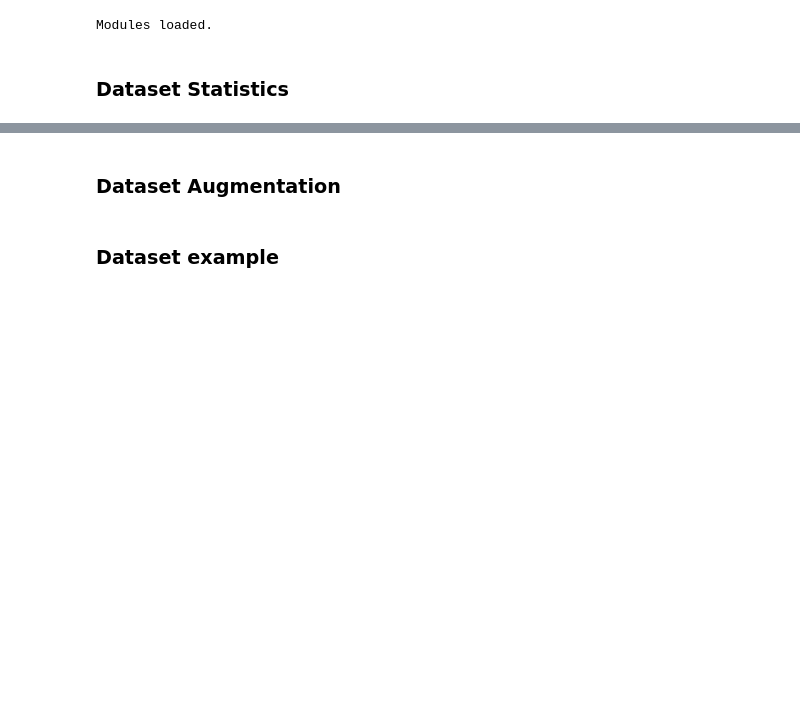
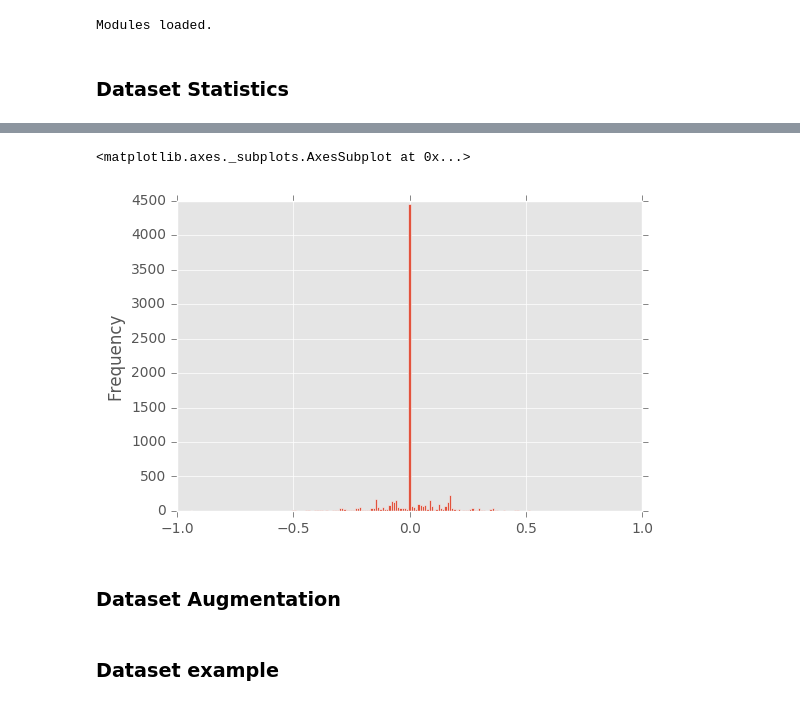
Before and after one commit to dvu4/CarND-Behavioral-Cloning-project, a Jupyter notebook: model.ipynb, the cells around one changed output, grey strips where cells are left out. Drawn from its saved outputs; the diff is of its cells as text; code cells hidden in the pictures; blank space fills up the shorter version.

```diff
--- a/model.ipynb
+++ b/model.ipynb
@@ -92,0 +104,3 @@ pprint.pprint(get_stastical_data(DRIVING_LOG_FILE))
+# %%
+driving_log = pd.read_csv(DRIVING_LOG_FILE,names=None)
+driving_log.head()
@@ -93,3 +114,12 @@ pprint.pprint(get_stastical_data(DRIVING_LOG_FILE))
+# %%
+Y_train = driving_log['steering']
+Y_train = Y_train.astype(np.float32)
+plt.figure();
+Y_train.plot.hist(bins=101,alpha=0.95)
+plt.savefig('./stastitical.png')
+# %% [output]
+<matplotlib.axes._subplots.AxesSubplot at 0x...>
+[figure, added]
 # %% [markdown]
 ### Dataset Augmentation
 # %%
```
Also changed, not shown: parts of 12 cells of this notebook, 4 other files.
